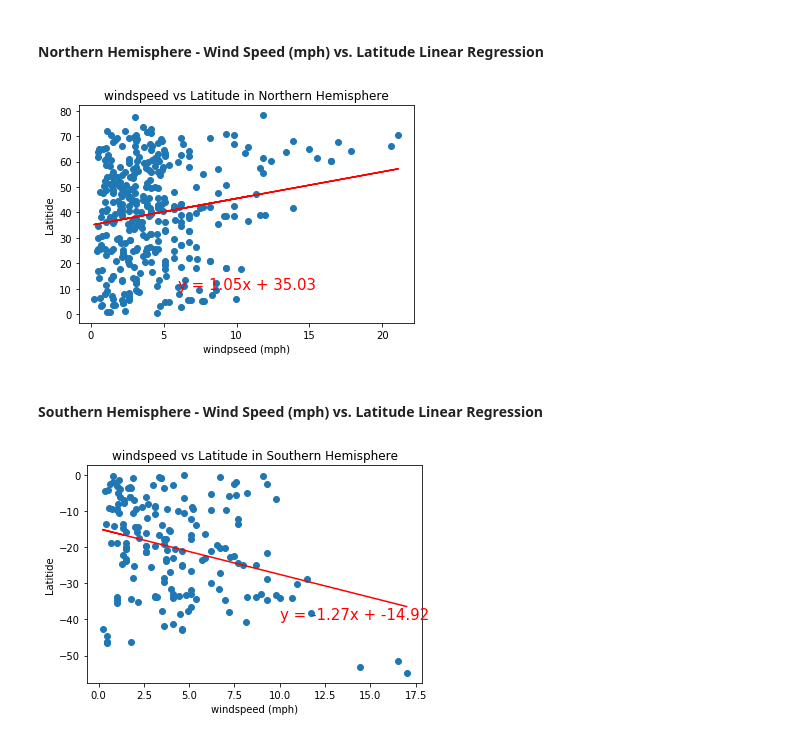
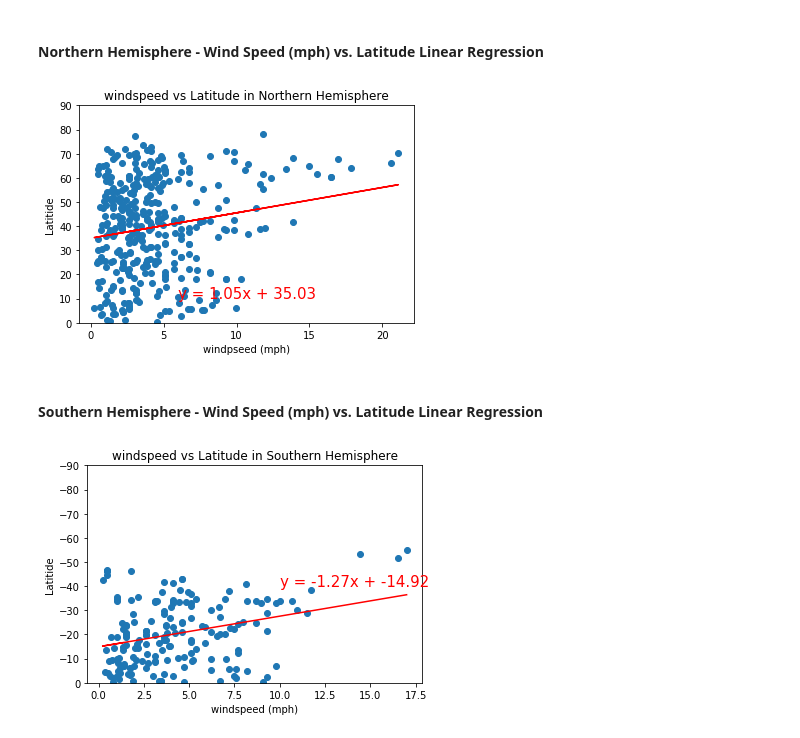
Before and after one commit to darchoco/python-api-challenge, a Jupyter notebook: WeatherPy/WeatherPy-Copy1.ipynb, the cells around one changed output. Saved outputs shown, nothing was run; the diff lists cells and outputs as text; code cells hidden in the pictures.

```diff
--- a/WeatherPy/WeatherPy-Copy1.ipynb
+++ b/WeatherPy/WeatherPy-Copy1.ipynb
@@ -330,24 +340,26 @@ plt.plot(x_values,regress_values,"r-")
 plt.annotate(line_eq,(6,10),fontsize=15,color="red")
 plt.xlabel('windpseed (mph)')
 plt.ylabel('Latitide')
+plt.ylim(0,90)
 plt.title('windspeed vs Latitude in Northern Hemisphere')
 plt.savefig('windspeed_vs_lat_north.png')
 # %% [output]
-[figure, old version]
+[figure, new version]
 # %% [markdown]
 ####  Southern Hemisphere - Wind Speed (mph) vs. Latitude Linear Regression
 # %%
 x_values = southern_hemisphere['windspeed']
 y_values = southern_hemisphere['lat']
 (slope, intercept, rvalue, pvalue, stderr) = linregress(x_values, y_values)
 regress_values = x_values * slope + intercept
 line_eq = "y = " + str(round(slope,2)) + "x + " + str(round(intercept,2))
 plt.scatter(x_values,y_values)
 plt.plot(x_values,regress_values,"r-")
 plt.annotate(line_eq,(10,-40),fontsize=15,color="red")
 plt.xlabel('windspeed (mph)')
 plt.ylabel('Latitide')
+plt.ylim(0, -90)
 plt.title('windspeed vs Latitude in Southern Hemisphere')
 plt.savefig('windspeed_vs_lat_south.png')
 # %% [output]
-[figure, old version]
+[figure, new version]
```
Also changed, not shown: parts of 9 cells of this notebook, 2 other files.
